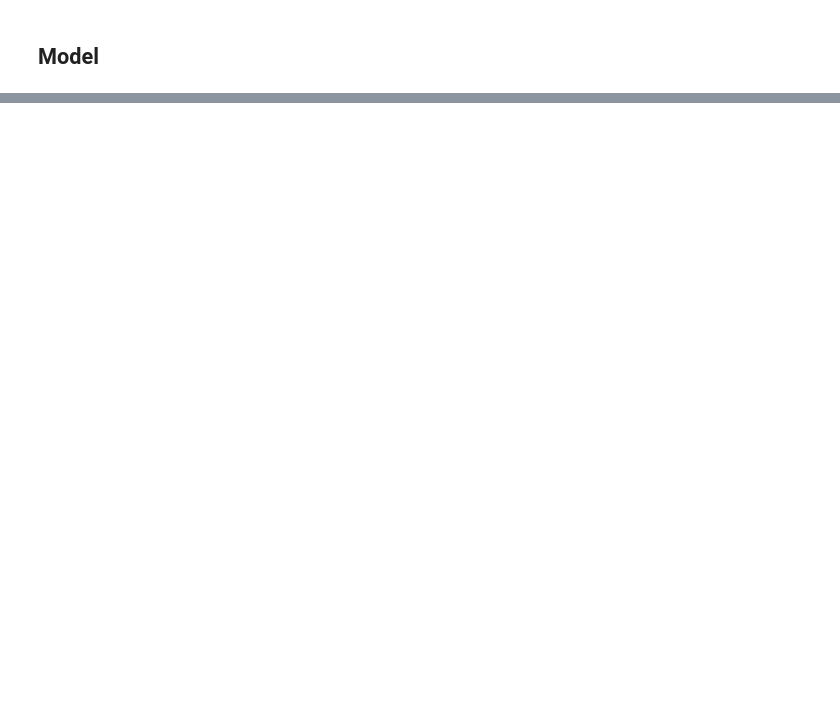
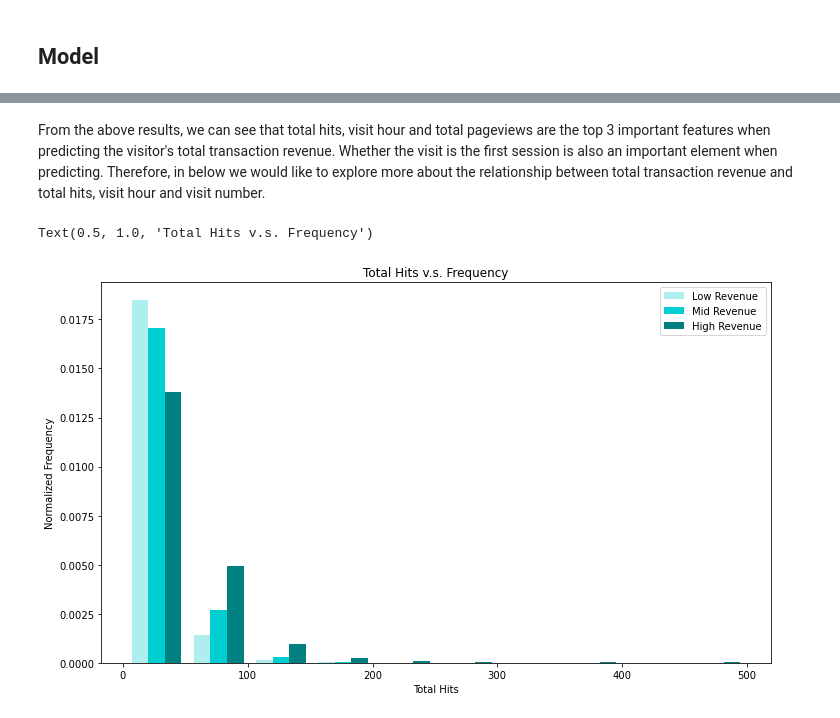
Before and after one commit to HuangChinYen/Project---Google-Analytics-Customer-Revenue, a Jupyter notebook: BigData-0630.ipynb, the cells around one changed output, grey strips where cells are left out. Drawn from its saved outputs; the diff is of its cells as text; code cells hidden in the pictures; blank space fills up the shorter version.

```diff
--- a/BigData-0630.ipynb
+++ b/BigData-0630.ipynb
@@ -611,0 +908,3 @@ plt.show()
+# %%
+# Deal with date data
+df_nz['date'] = pd.to_datetime(df_nz['date'])
@@ -611,0 +969,3 @@ plt.show()
+# %%
+# Deal with boolean value
+df_nz['device.isMobile'] = (df_nz['device.isMobile'] == 'True').astype(int)
@@ -611,0 +1142,37 @@ plt.show()
+# %% [markdown]
+From the above results, we can see that total hits, visit hour and total pageviews are the top 3 important features when predicting the visitor's total transaction revenue. Whether the visit is the first session is also an important element when predicting. Therefore, in below we would like to explore more about the relationship between total transaction revenue and total hits, visit hour and visit number.
+# %%
+# Create a new column called 'first_session'
+df_nz['first_session'] = df_nz["visitNumber"].apply(lambda x: 0 if x > 1 else 1)
+# Create a new column called 'revenue'
+def conditions(df):
+    if (df['totals.transactionRevenue'] > 1.076550e+08):
+        return 3
+    elif (df['totals.transactionRevenue'] < 2.493000e+07):
+        return 1
+    else:
+        return 2
+df_nz['revenue'] = df_nz.apply(conditions, axis=1)
+# %%
+# Total Hits vs Frequency
+fig = plt.figure(figsize=(12, 7))
+x1 = list(df_nz[df_nz.revenue == 1]['totals.hits'])
+x2 = list(df_nz[df_nz.revenue == 2]['totals.hits'])
+x3 = list(df_nz[df_nz.revenue == 3]['totals.hits'])
+
+# Assign colors for each labels and the names
+colors = ['paleturquoise', 'darkturquoise', 'teal']
+names = ['Low Revenue', 'Mid Revenue', 'High Revenue']
+
+# Make the histogram using a list of lists
+# Normalize the frequency and assign colors and names
+plt.hist([x1, x2, x3], density = 1, color = colors, label=names)
+
+# Plot formatting
+plt.legend()
+plt.xlabel('Total Hits')
+plt.ylabel('Normalized Frequency')
+plt.title('Total Hits v.s. Frequency')
+# %% [output]
+Text(0.5, 1.0, 'Total Hits v.s. Frequency')
+[figure, added]
```
Also changed, not shown: parts of 115 cells of this notebook.
